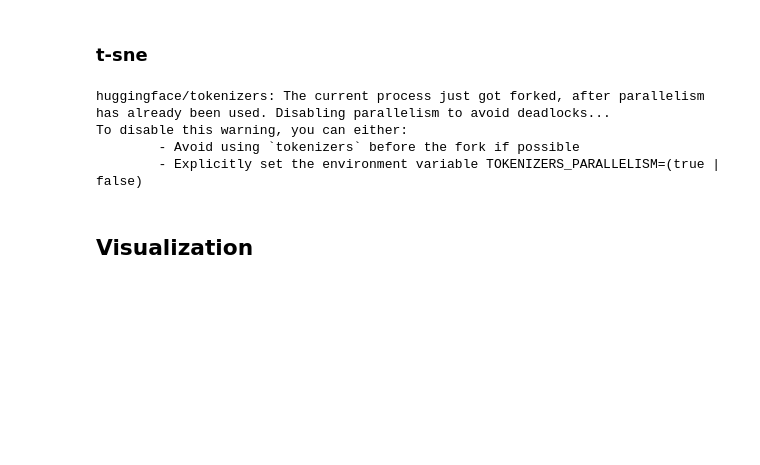
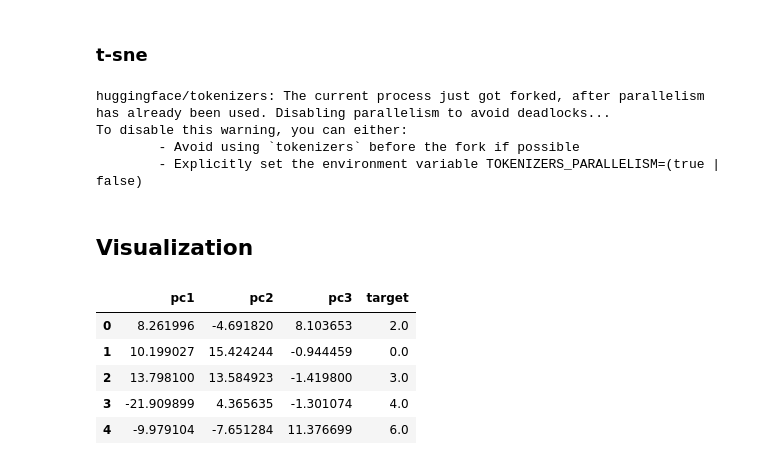
Before and after one commit to boostcampaitech6/level2-nlp-datacentric-nlp-01, a Jupyter notebook: eda/EDA.ipynb, the cells around one changed output. Saved outputs shown, nothing was run; the diff lists cells and outputs as text; code cells hidden in the pictures; blank space fills up the shorter version.

```diff
--- a/eda/EDA.ipynb
+++ b/eda/EDA.ipynb
@@ -108,3 +102,12 @@ To disable this warning, you can either:
         - Explicitly set the environment variable TOKENIZERS_PARALLELISM=(true | false)
 # %% [markdown]
 ## Visualization
+# %%
+df.head()
+# %% [output]
+|  | pc1 | pc2 | pc3 | target |
+| 0 | 8.261996 | -4.691820 | 8.103653 | 2.0 |
+| 1 | 10.199027 | 15.424244 | -0.944459 | 0.0 |
+| 2 | 13.798100 | 13.584923 | -1.419800 | 3.0 |
+| 3 | -21.909899 | 4.365635 | -1.301074 | 4.0 |
+| 4 | -9.979104 | -7.651284 | 11.376699 | 6.0 |
```
Also changed, not shown: parts of 12 cells of this notebook, 1 other file.
